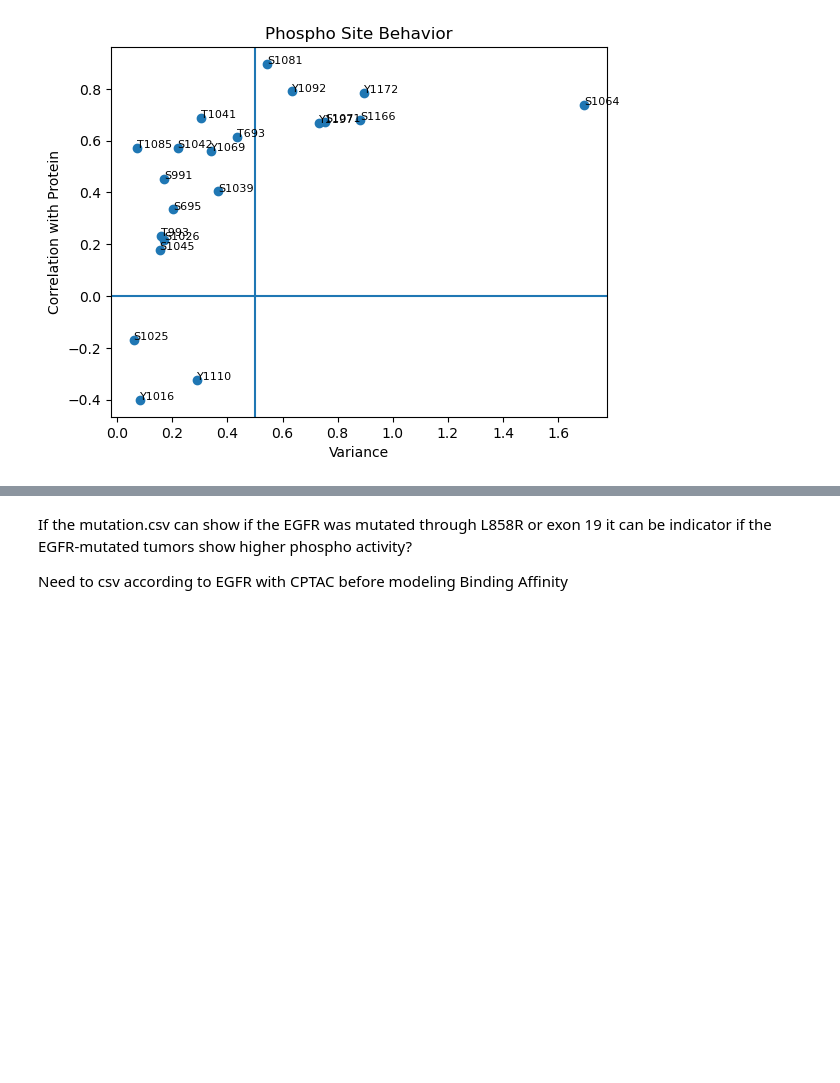
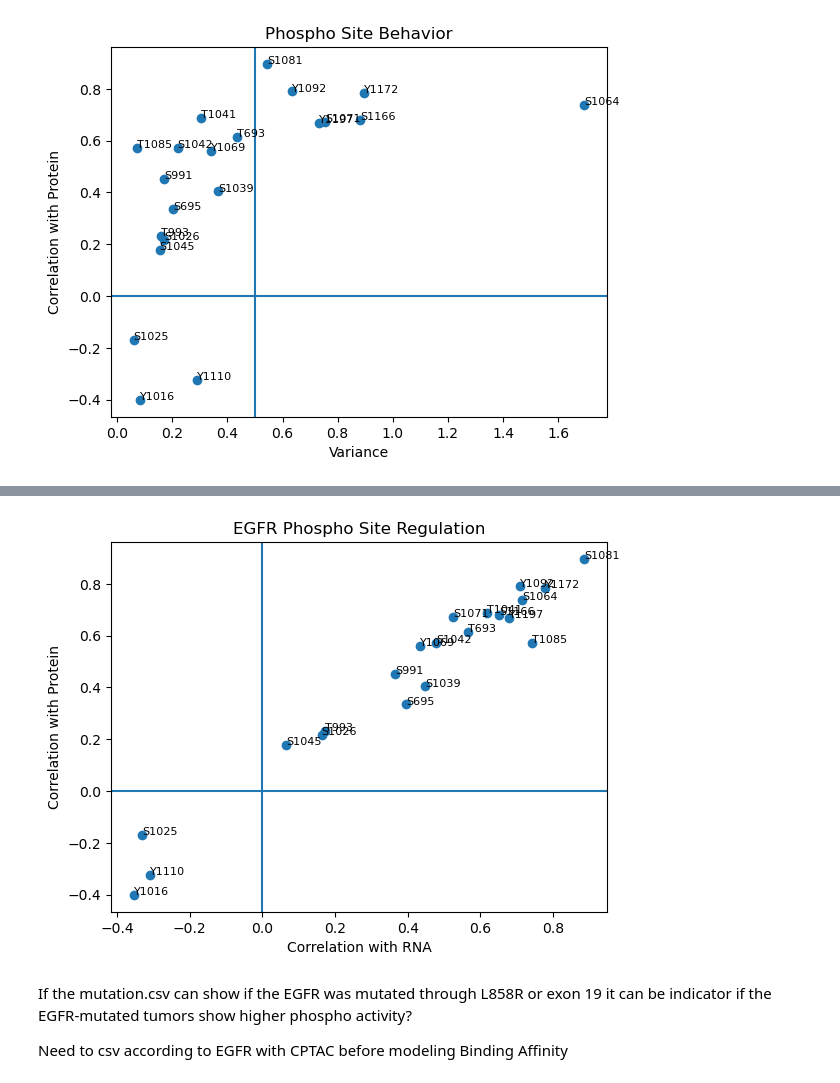
Before and after one commit to AT-1t/Protein-Ligand-Interaction-Personalized-Medicine-Prediction, a Jupyter notebook: checkpoint_3/Ana/checkpoint_3_datacol.ipynb, the cells around one changed output, grey strips where cells are left out. Cells and saved outputs as stored; diff of their text form; code cells hidden in the pictures; blank space fills up the shorter version.

Commit message:
egfr_pipeline plot

```diff
--- a/checkpoint_3/Ana/checkpoint_3_datacol.ipynb
+++ b/checkpoint_3/Ana/checkpoint_3_datacol.ipynb
@@ -522,0 +504,16 @@ heatmap
+# %%
+#rNa to phospho analysis per site
+phospho_rna = phospho_by_site.merge(
+    rna[["PATIENT_ID", "EGFR_RNA"]],
+    on="PATIENT_ID"
+)
+
+rna_phospho_corr = (
+    phospho_rna
+    .groupby("EGFR_binding_site")
+    .apply(lambda df: df["EGFR_phospho_value"].corr(df["EGFR_RNA"]))
+    .reset_index(name="corr_with_rna")
+    .sort_values(by="corr_with_rna", ascending=False)
+)
+
+print(rna_phospho_corr)
@@ -523,3 +538,34 @@ heatmap
+# %%
+#egfr has nans so first compared correlations
+
+#rna.protein.activity
+combined = correlations.merge(
+    rna_phospho_corr,
+    on="EGFR_binding_site"
+)
+
+combined.columns = ["site", "corr_with_protein", "corr_with_rna"]
+
+#print(combined)
+
+plt.scatter(
+    combined["corr_with_rna"],
+    combined["corr_with_protein"]
+)
+
+for i, row in combined.iterrows():
+    plt.text(row["corr_with_rna"], row["corr_with_protein"], row["site"], fontsize=8)
+
+plt.xlabel("Correlation with RNA")
+plt.ylabel("Correlation with Protein")
+plt.title("EGFR Phospho Site Regulation")
+
+plt.axhline(0)
+plt.axvline(0)
+
+plt.show()
+# %% [output]
+[figure, added]
 # %% [markdown]
 If the mutation.csv can show if the EGFR was mutated through L858R or exon 19 it can be indicator if the EGFR-mutated tumors show higher phospho activity?
 
```
Also changed, not shown: parts of 4 cells of this notebook.
